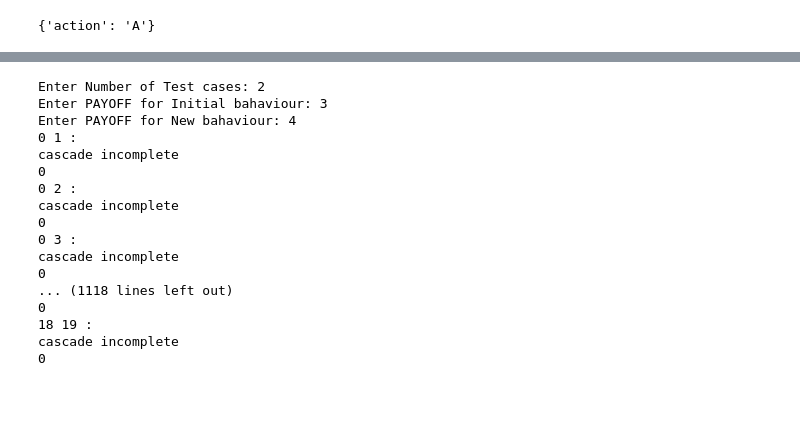
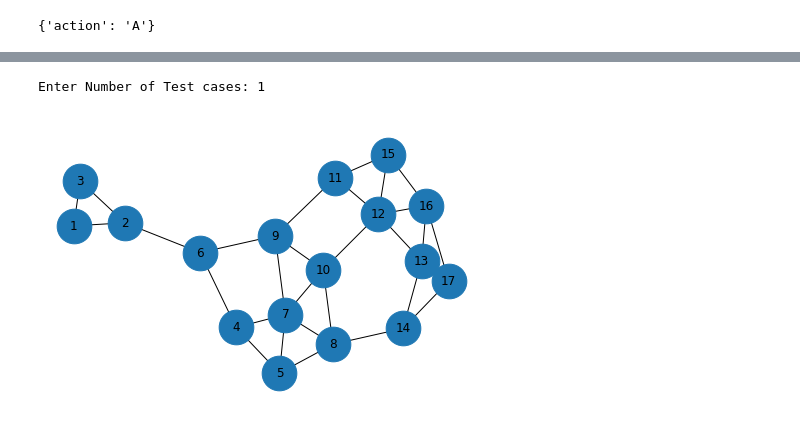
Before and after one commit to dheeraj-2000/6th_sem_Academics, a Jupyter notebook: SocialNetworkAnalysis/HandsOn/Modeling_cascading/Modeling_cascading-Copy2_updated_decompo-Copy1.ipynb, the cells around one changed output, grey strips where cells are left out. Saved outputs shown, nothing was run; the diff lists cells and outputs as text; code cells hidden in the pictures; blank space fills up the shorter version.

```diff
--- a/SocialNetworkAnalysis/HandsOn/Modeling_cascading/Modeling_cascading-Copy2_updated_decompo-Copy1.ipynb
+++ b/SocialNetworkAnalysis/HandsOn/Modeling_cascading/Modeling_cascading-Copy2_updated_decompo-Copy1.ipynb
@@ -180,25 +185,28 @@ cascade is incomplete
 #plt.show()
 # %%
 t = int(input('Enter Number of Test cases: '))
-g = nx.erdos_renyi_graph(20, 0.5)
+#g = nx.erdos_renyi_graph(20, 0.5)
 
 #g = nx.read_gml('/home/dheeraj/my_projects/my_project_env/practice/6th_sem_Academics/SocialNetworkAnalysis/HandsOn/Modeling_cascading/main_graph.gml')
+g = nx.Graph()
+
+g.add_edges_from([("1","2"), ("1","3"), ("2", "3"), ("2","6"), ("6","4"), ("6", "9"), ("4","5"), ("4","7"), ("5", "7"), ("5", "8"), ("8", "7"), ("8", "10"), ("8", "14"), ("9", "7"), ("9", "10"), ("9", "11"), ("7", "10"), ("10", "12"), ("11", "12"), ("11", "15"), ("12", "15"), ("12", "16"), ("13", "12"), ("13", "16"), ("13", "14"), ("13", "17"), ("14", "17"), ("17", "16"), ("15","16")])
+nx.draw(g,node_size=1200, with_labels=True)
+plt.show()
 
 while(t):
 
     b = int(input('Enter PAYOFF for Initial bahaviour: '))
     a = int(input('Enter PAYOFF for New bahaviour: '))
 
-    def col_fun(g):
-        infected_seed=[]
-        for each in g.nodes():
-            if g.nodes[each]['behaviour']=='initial_behaviour':
-                infected_seed.append('yellow')
-            else:
-                infected_seed.append('green')
-        return infected_seed
+    def cal_adopted_initial_beahaviour(each, c, g):
+        num=0
+        for each1 in g.neighbors(each):
+            if g.nodes[each1]['behaviour']==c:
+                num=num+1
+        return num
 
-    def find_neigh(each, c, g):
+    def cal_adopted_new_beahaviour(each, c, g):
         num=0
         for each1 in g.neighbors(each):
             if g.nodes[each1]['behaviour']==c:
@@ -211,11 +219,13 @@ while(t):
         #Payoff(B) =b=3
         #a=5
         #b=2
+
        # a = int(input('Enter payoff for new bahaviour: '))
         #b = int(input('Enter payoff for initial bahaviour: '))
         for each in g.nodes():
-            num_A = find_neigh(each, 'new_behaviour', g)
-            num_B = find_neigh(each, 'initial_behaviour', g)
+#             num_A = 0
+            num_A = cal_adopted_new_beahaviour(each, 'new_behaviour', g)
+            num_B = cal_adopted_initial_beahaviour(each, 'initial_behaviour', g)
             payoff_A=a*num_A
             payoff_B=b*num_B
             if payoff_A >= payoff_B:
@@ -224,9 +234,9 @@ while(t):
                 dict1[each]= 'initial_behaviour'
         return dict1
 
-    def reset_node_attributes(g, behaviour_di):
-        for each in behaviour_di:
-            g.nodes[each]['behaviour']= behaviour_di[each]
+#     def reset_node_attributes(g, behaviour_di):
+#         for each in behaviour_di:
+#             g.nodes[each]['behaviour']= behaviour_di[each]
 
     def terminate_1(c, g):
         f=1
@@ -255,52 +265,41 @@ while(t):
                 infected_seed.append(u)
                 infected_seed.append(v)
 
 
                 external_behaviour = "new_behaviour"
                 bahaviour_1 = "initial_behaviour"
                 for each in g.nodes():
                     g.nodes[each]['behaviour'] = bahaviour_1
 
 
                 for each in infected_seed:
                     g.nodes[each]['behaviour'] = external_behaviour
 
                 temp =0
                 count =0
                 while(1):
                     temp = terminate(g, count)
                     if temp==1:
                         break
                     count = count+1
                     behaviour_di  = recalculate_options(g)
-                    reset_node_attributes(g, behaviour_di)
-                    colors = col_fun(g)
+#                     reset_node_attributes(g, behaviour_di)
+                    for each in behaviour_di:
+                        g.nodes[each]['behaviour']= behaviour_di[each]
+#                     colors = col_list(g)
 
                 c =terminate_1('new_behaviour', g)
                 if c==1:
                     print('cascade complete with size: ', len(g))
                 else:
-                    print('cascade incomplete')
+#                     print('cascade incomplete')
+
                     count =0
                     for i in g.nodes():
-                        if(g.nodes[each]['behaviour'] == "new_behaviour"):
+                        if(g.nodes[i]['behaviour'] == "new_behaviour"):
                             count = count +1
-                    print(count)
+                    print('cascade incomplete: ', count)
+    t = t-1
 # %% [output]
-Enter Number of Test cases: 2
-Enter PAYOFF for Initial bahaviour: 3
-Enter PAYOFF for New bahaviour: 4
-0 1 :
-cascade incomplete
-0
-0 2 :
-cascade incomplete
-0
-0 3 :
-cascade incomplete
-0
-... (1118 lines left out)
-0
-18 19 :
-cascade incomplete
-0
+Enter Number of Test cases: 1
+[figure, added]
```
Also changed, not shown: parts of 4 cells of this notebook, 4 other files.
